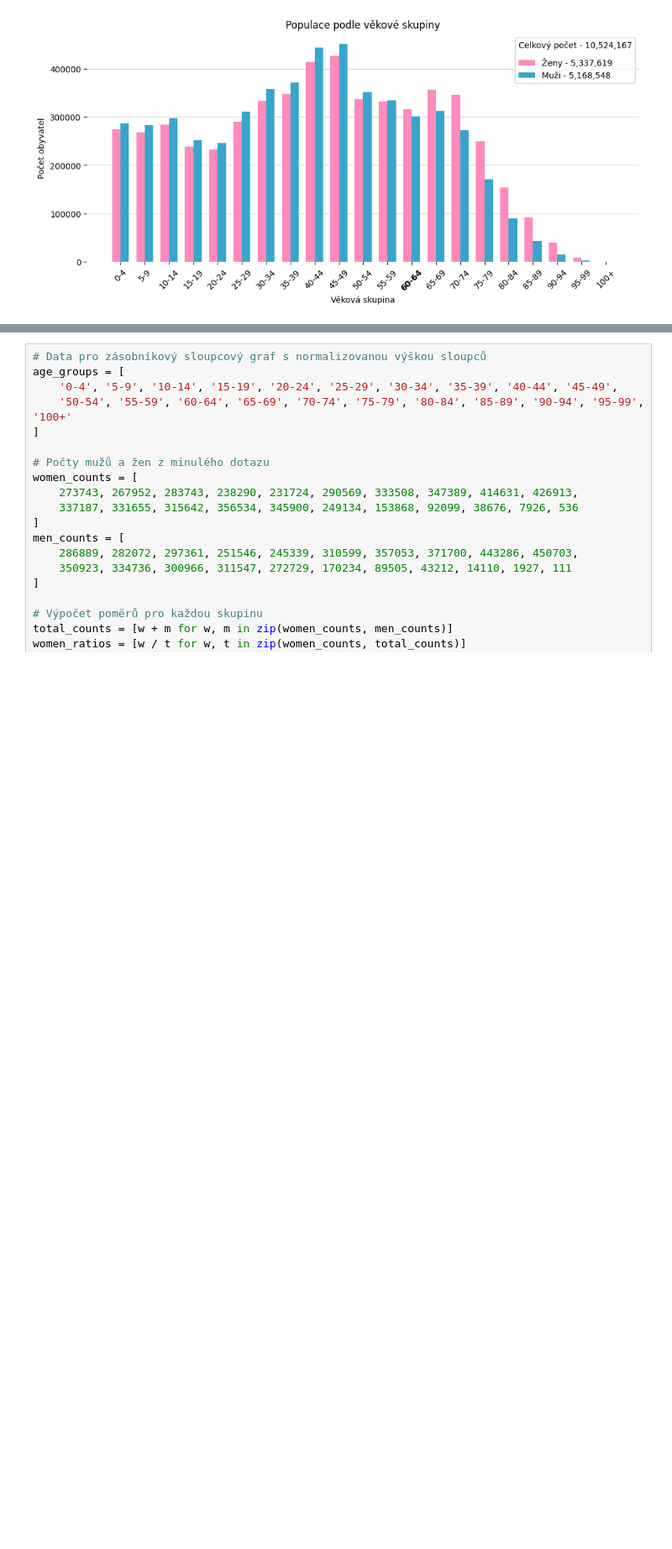
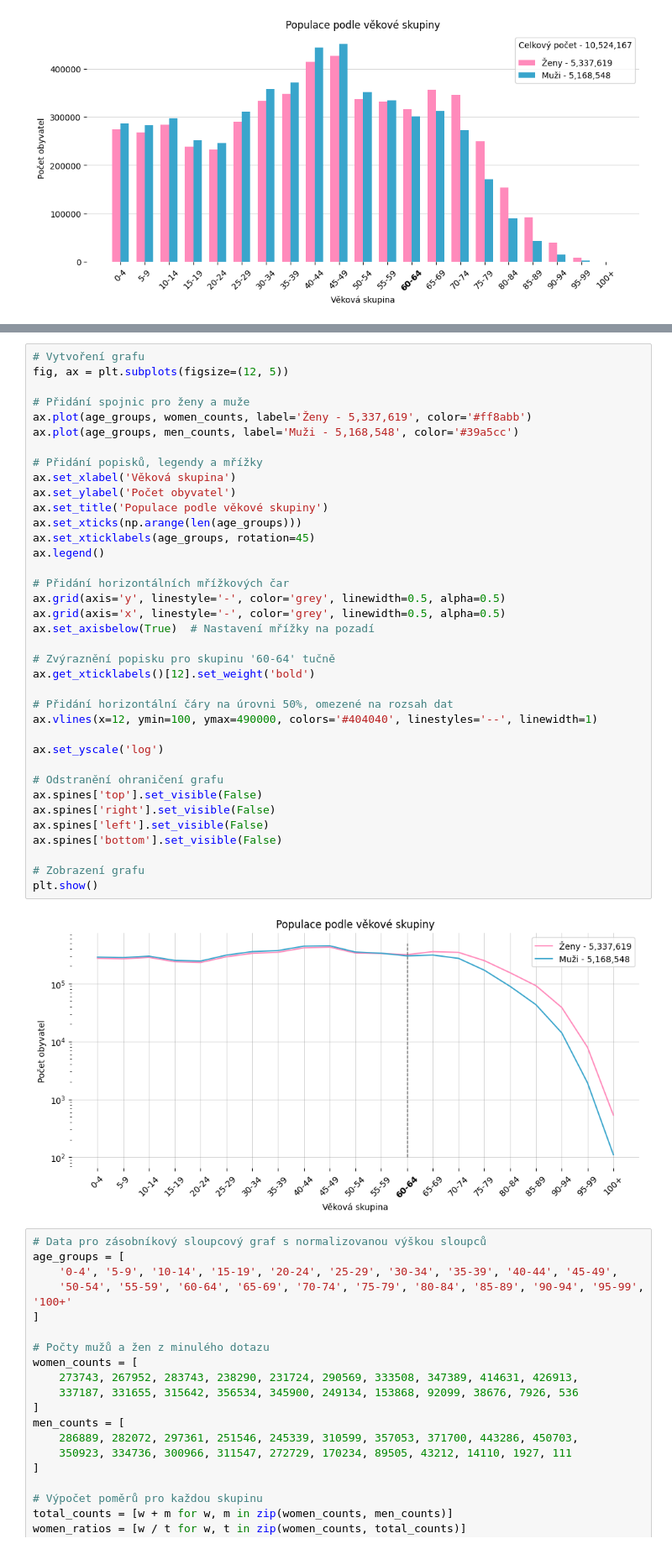
Before and after one commit to rcech44/sp_scitani_lidu, a Jupyter notebook: python_analysis/analysis.ipynb, the cells around one changed output, grey strips where cells are left out. Shown at 84% size. Cells and saved outputs as stored; diff of their text form; blank space fills up the shorter version.

```diff
--- a/python_analysis/analysis.ipynb
+++ b/python_analysis/analysis.ipynb
@@ -671,6 +673,45 @@ ax.spines['bottom'].set_visible(False)
 plt.show()
 # %% [output]
 [figure]
+# %%
+# Vytvoření grafu
+fig, ax = plt.subplots(figsize=(12, 5))
+
+# Přidání spojnic pro ženy a muže
+ax.plot(age_groups, women_counts, label='Ženy - 5,337,619', color='#ff8abb')
+ax.plot(age_groups, men_counts, label='Muži - 5,168,548', color='#39a5cc')
+
+# Přidání popisků, legendy a mřížky
+ax.set_xlabel('Věková skupina')
+ax.set_ylabel('Počet obyvatel')
+ax.set_title('Populace podle věkové skupiny')
+ax.set_xticks(np.arange(len(age_groups)))
+ax.set_xticklabels(age_groups, rotation=45)
+ax.legend()
+
+# Přidání horizontálních mřížkových čar
+ax.grid(axis='y', linestyle='-', color='grey', linewidth=0.5, alpha=0.5)
+ax.grid(axis='x', linestyle='-', color='grey', linewidth=0.5, alpha=0.5)
+ax.set_axisbelow(True)  # Nastavení mřížky na pozadí
+
+# Zvýraznění popisku pro skupinu '60-64' tučně
+ax.get_xticklabels()[12].set_weight('bold')
+
+# Přidání horizontální čáry na úrovni 50%, omezené na rozsah dat
+ax.vlines(x=12, ymin=100, ymax=490000, colors='#404040', linestyles='--', linewidth=1)
+
+ax.set_yscale('log')
+
+# Odstranění ohraničení grafu
+ax.spines['top'].set_visible(False)
+ax.spines['right'].set_visible(False)
+ax.spines['left'].set_visible(False)
+ax.spines['bottom'].set_visible(False)
+
+# Zobrazení grafu
+plt.show()
+# %% [output]
+[figure, added]
 # %%
 # Data pro zásobníkový sloupcový graf s normalizovanou výškou sloupců
 age_groups = [
```
Also changed, not shown: parts of 17 cells of this notebook, 2 other files.
